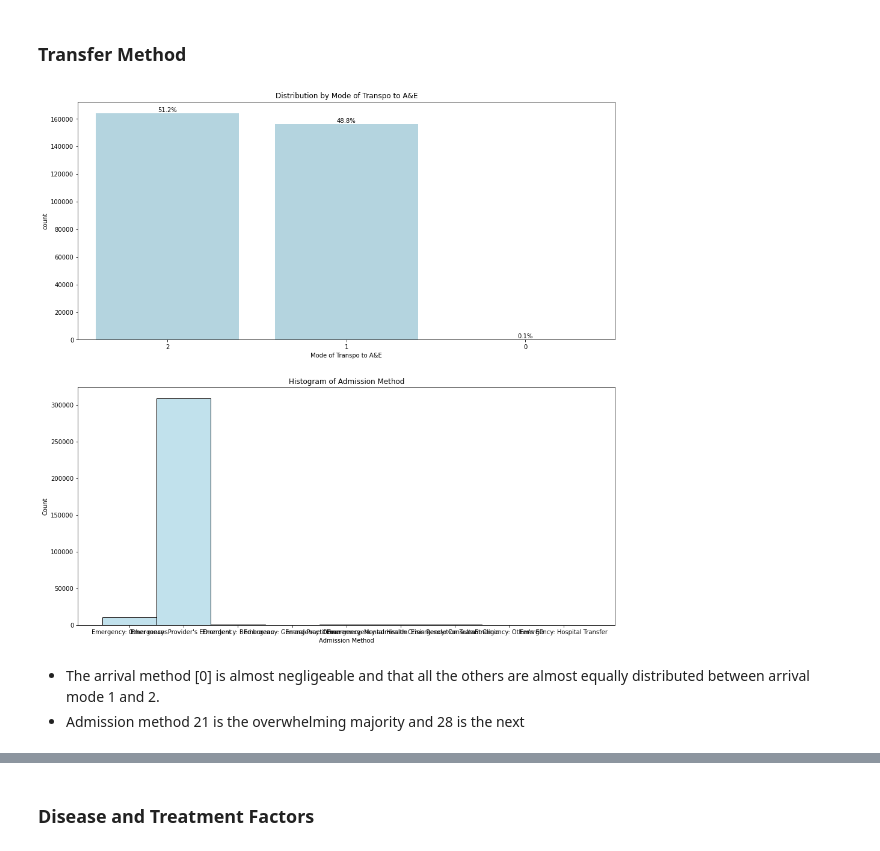
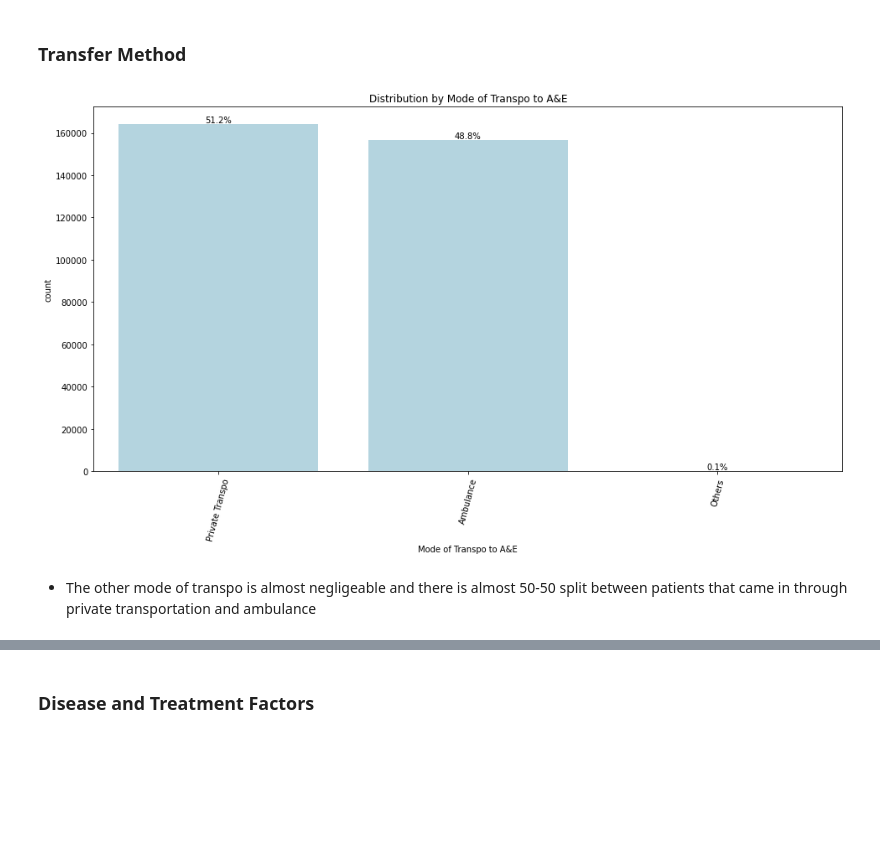
Before and after one commit to biogear13/A-E_admitted_Synthetic_Data, a Jupyter notebook: AandE_admission_EA.ipynb, the cells around one changed output, grey strips where cells are left out. Drawn from its saved outputs; the diff is of its cells as text; code cells hidden in the pictures; blank space fills up the shorter version.

```diff
--- a/AandE_admission_EA.ipynb
+++ b/AandE_admission_EA.ipynb
@@ -258,3 +238,6 @@ print(aedata_df.groupby('Treatment_Function_Code'))
+# %%
+# Decode the AE_Arrival_Mode
+aedata_df['AE_Arrival_Mode']=aedata_df['AE_Arrival_Mode'].apply(lambda x: 'Private Transpo' if x==2 else('Ambulance' if x==1 else 'Others') )
 # %%
 # 4. Check the rows that have null values
 print(aedata_df[aedata_df.isna().any(axis=1)])
@@ -473,6 +456,8 @@ def create_countplot(data, x, title, counter=0, order=True):
             # calculate percentage for labels
             labels=[f'{h/data[x].count()*100:0.1f}%' if (h:=v.get_height())>0 else '' for v in c]
             ax.bar_label(c, labels=labels, label_type='edge')
+        for tick in ax.get_xticklabels():
+            tick.set_rotation(75)
         ax.set(xlabel=title)
         ax.set(title=f'Distribution by {title}')
     else:
@@ -486,6 +471,8 @@ def create_countplot(data, x, title, counter=0, order=True):
             # calculate percentage for labels
             labels=[f'{h/data[x].count()*100:0.1f}%' if (h:=v.get_height())>0 else '' for v in c]
             counter.bar_label(c, labels=labels, label_type='edge')
+        for tick in counter.get_xticklabels():
+            tick.set_rotation(75)
         counter.set(xlabel=title)
         counter.set(title=f'Distribution by {title}')
 # %%
@@ -820,9 +822,8 @@ create_barplot_mda(da_by_hour,'AE_Arrive_HourOfDay','median')
 ### Transfer Method
 # %%
 # Creating a graph
-univariate_multiplot(aedata_df,['AE_Arrival_Mode','Admission_Method'])
+create_countplot(aedata_df, 'AE_Arrival_Mode', rename_variable('AE_Arrival_Mode'), counter=0, order=True)
 # %% [output]
-[figure, old version]
+[figure, new version]
-# %% [markdown]
-* The arrival method [0] is almost negligeable and that all the others are almost equally distributed between arrival mode 1 and 2.
-* Admission method 21 is the overwhelming majority and 28 is the next
+# %% [markdown]
+* The other mode of transpo is almost negligeable and there is almost 50-50 split between patients that came in through private transportation and ambulance
```
Also changed, not shown: parts of 59 cells of this notebook, 6 other files.
